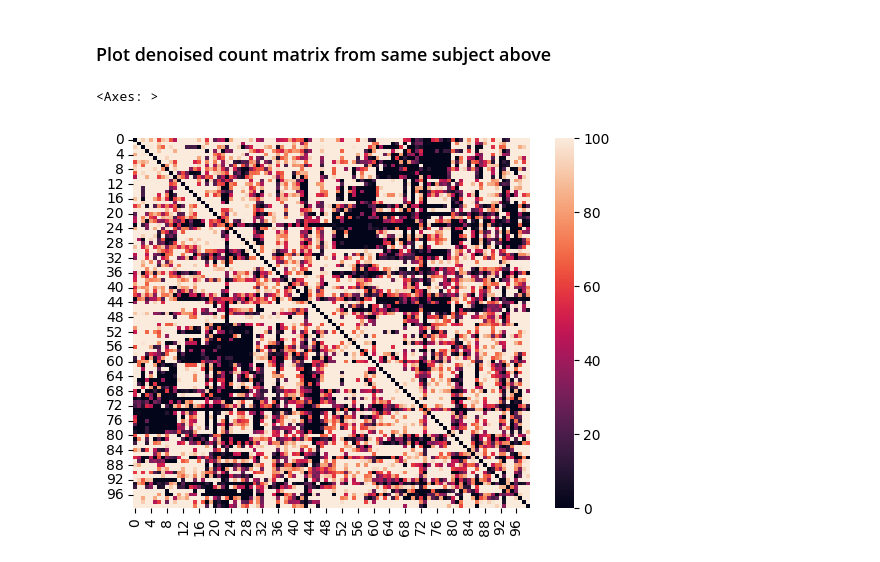
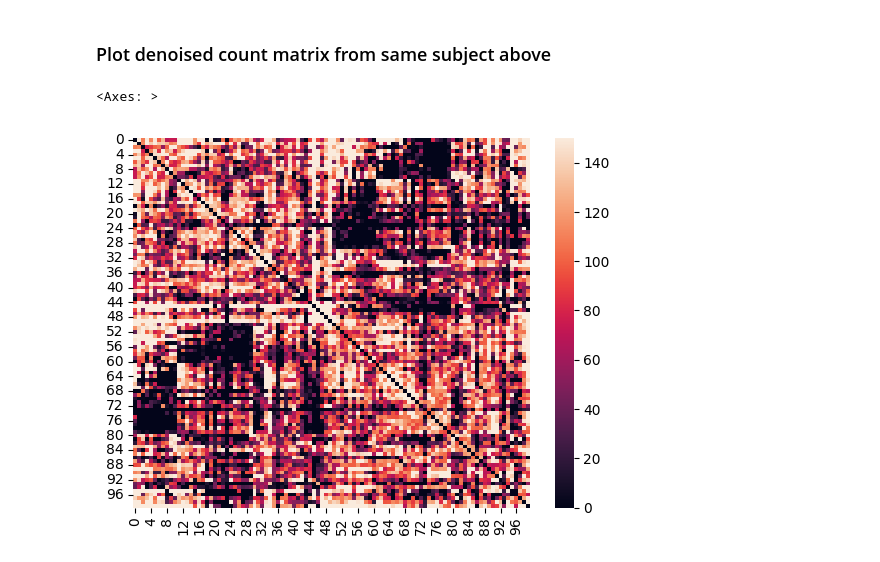
Before and after one commit to Bradley-Karat/denoise_structural_connectivity, a Jupyter notebook: tutorial.ipynb, the cells around one changed output. Drawn from its saved outputs; the diff is of its cells as text; code cells hidden in the pictures.

```diff
--- a/tutorial.ipynb
+++ b/tutorial.ipynb
@@ -79,7 +79,7 @@ X_d.shape
 # %% [markdown]
 ### Plot denoised count matrix from same subject above
 # %%
-sns.heatmap(X_d[:,:,0],vmin=0,vmax=100)
+sns.heatmap(X_d[:,:,0],vmin=0,vmax=150)
 # %% [output]
 <Axes: >
-[figure, old version]
+[figure, new version]
```
Also changed, not shown: parts of 3 cells of this notebook, 1 other file.
